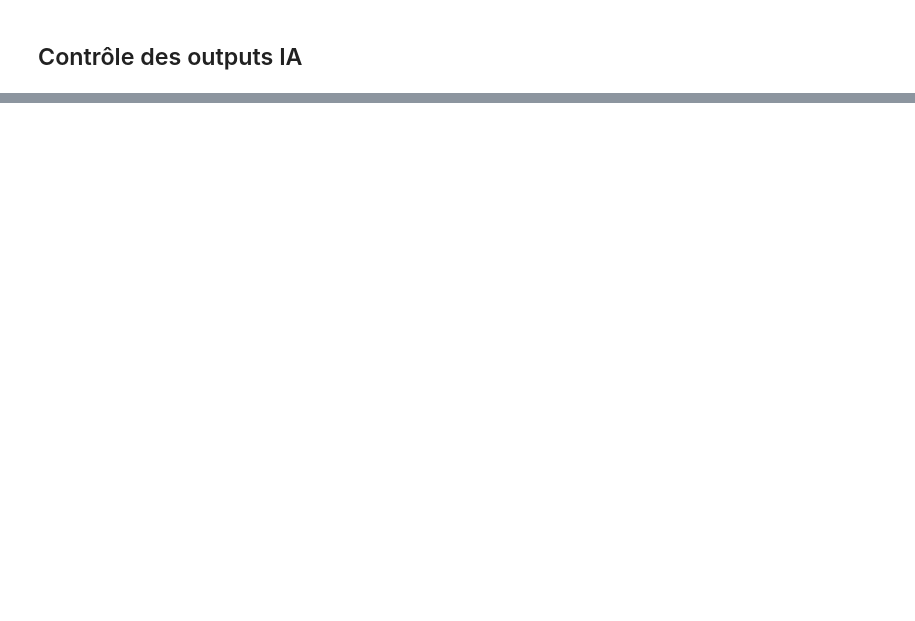
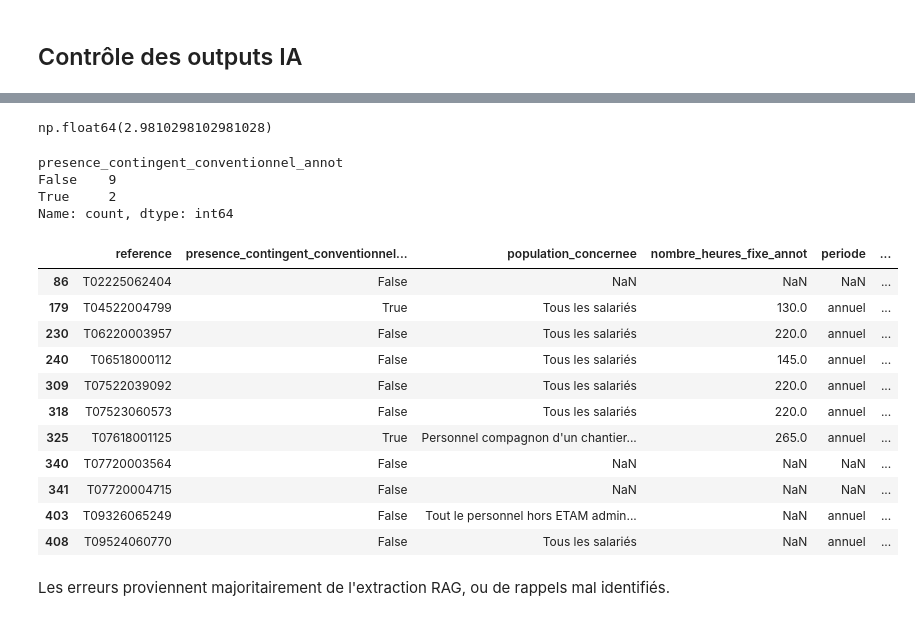
Before and after one commit to mateomorin/accords_heures_supp, a Jupyter notebook: notebooks/annotations.ipynb, the cells around one changed output, grey strips where cells are left out. Drawn from its saved outputs; the diff is of its cells as text; code cells hidden in the pictures; blank space fills up the shorter version.

```diff
--- a/notebooks/annotations.ipynb
+++ b/notebooks/annotations.ipynb
@@ -255,0 +287,28 @@ Le LLM a tout le temps bon, ce ne sont que des erreurs d'annotation.
+# %%
+comparaison.rename(
+    columns={
+        "nombre_heures_fixe": "nombre_heures_fixe_annot",
+        "presence_contingent_conventionnel_x": "presence_contingent_conventionnel_annot",
+        "presence_contingent_conventionnel_y":  "presence_contingent_conventionnel_llm",
+    },
+    inplace=True
+)
+# %%
+import json
+
+if isinstance(comparaison.dtypes["contingents"], pd.StringDtype):
+    contingents = comparaison["contingents"].to_list()
+    contingents = [json.loads(chaine) for chaine in contingents]
+    comparaison["contingents"] = contingents
+
+comparaison = comparaison.explode("contingents")
+df_dict = pd.json_normalize(comparaison["contingents"])
+comparaison = pd.concat([comparaison.drop(columns=["contingents"]), df_dict], axis=1)
+comparaison.rename(
+    columns={
+        "nombre_heures_fixe": "nombre_heures_fixe_llm"
+    },
+    inplace=True
+)
+
+del df_dict
@@ -255,0 +317,2 @@ Le LLM a tout le temps bon, ce ne sont que des erreurs d'annotation.
+# %%
+comparaison.drop_duplicates("reference", keep=False, inplace=True)
@@ -255,0 +331,30 @@ Le LLM a tout le temps bon, ce ne sont que des erreurs d'annotation.
+# %%
+(comparaison["presence_contingent_conventionnel_annot"] != comparaison["presence_contingent_conventionnel_llm"]).mean()*100
+# %% [output]
+np.float64(2.9810298102981028)
+# %%
+presence_disagree = comparaison[comparaison["presence_contingent_conventionnel_annot"] != comparaison["presence_contingent_conventionnel_llm"]]
+# %%
+presence_disagree["presence_contingent_conventionnel_annot"].value_counts()
+# %% [output]
+presence_contingent_conventionnel_annot
+False    9
+True     2
+Name: count, dtype: int64
+# %%
+presence_disagree
+# %% [output]
+|  | reference | presence_contingent_conventionnel... | population_concernee | nombre_heures_fixe_annot | periode | ... |
+| 86 | T02225062404 | False | NaN | NaN | NaN | ... |
+| 179 | T04522004799 | True | Tous les salariés | 130.0 | annuel | ... |
+| 230 | T06220003957 | False | Tous les salariés | 220.0 | annuel | ... |
+| 240 | T06518000112 | False | Tous les salariés | 145.0 | annuel | ... |
+| 309 | T07522039092 | False | Tous les salariés | 220.0 | annuel | ... |
+| 318 | T07523060573 | False | Tous les salariés | 220.0 | annuel | ... |
+| 325 | T07618001125 | True | Personnel compagnon d'un chantier... | 265.0 | annuel | ... |
+| 340 | T07720003564 | False | NaN | NaN | NaN | ... |
+| 341 | T07720004715 | False | NaN | NaN | NaN | ... |
+| 403 | T09326065249 | False | Tout le personnel hors ETAM admin... | NaN | annuel | ... |
+| 408 | T09524060770 | False | Tous les salariés | NaN | annuel | ... |
+# %% [markdown]
+Les erreurs proviennent majoritairement de l'extraction RAG, ou de rappels mal identifiés.
```
Also changed, not shown: parts of 54 cells of this notebook, 3 other files.
